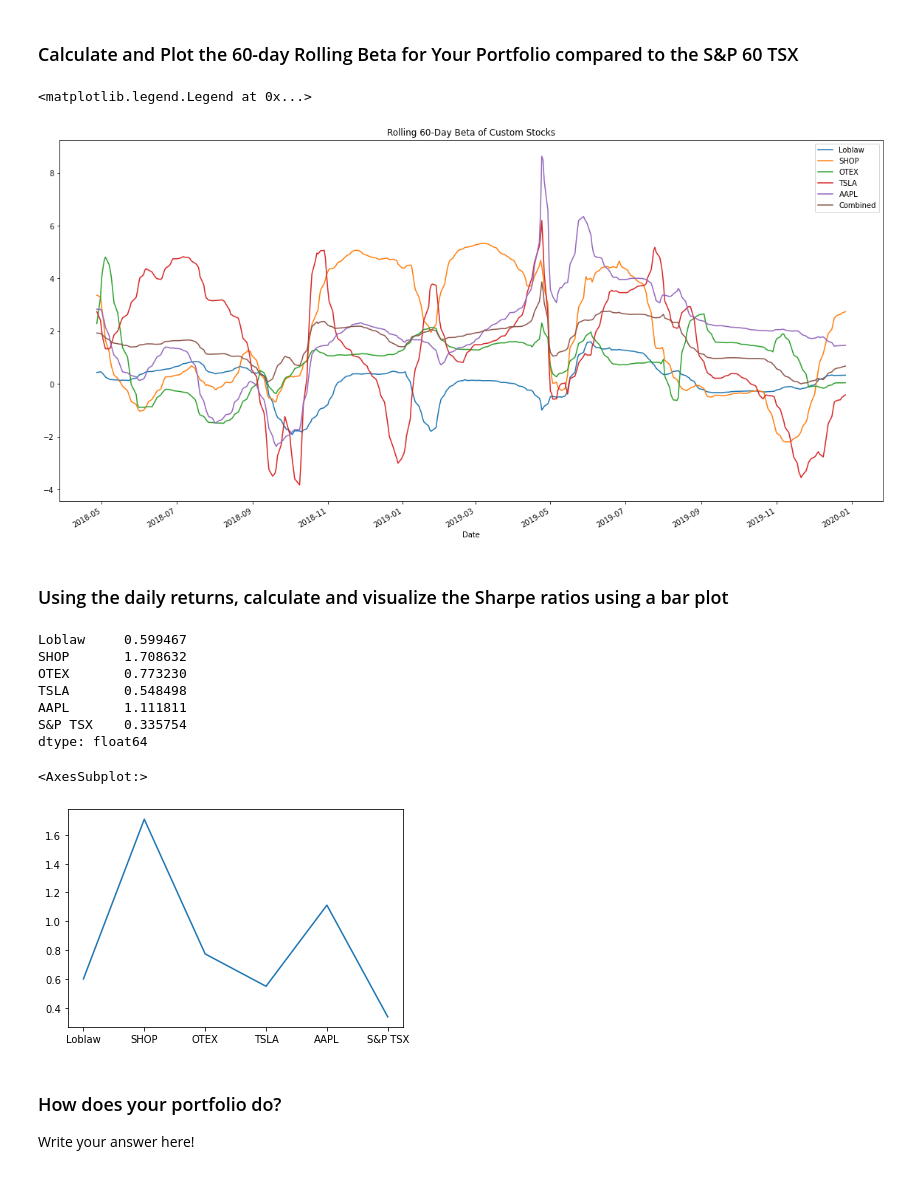
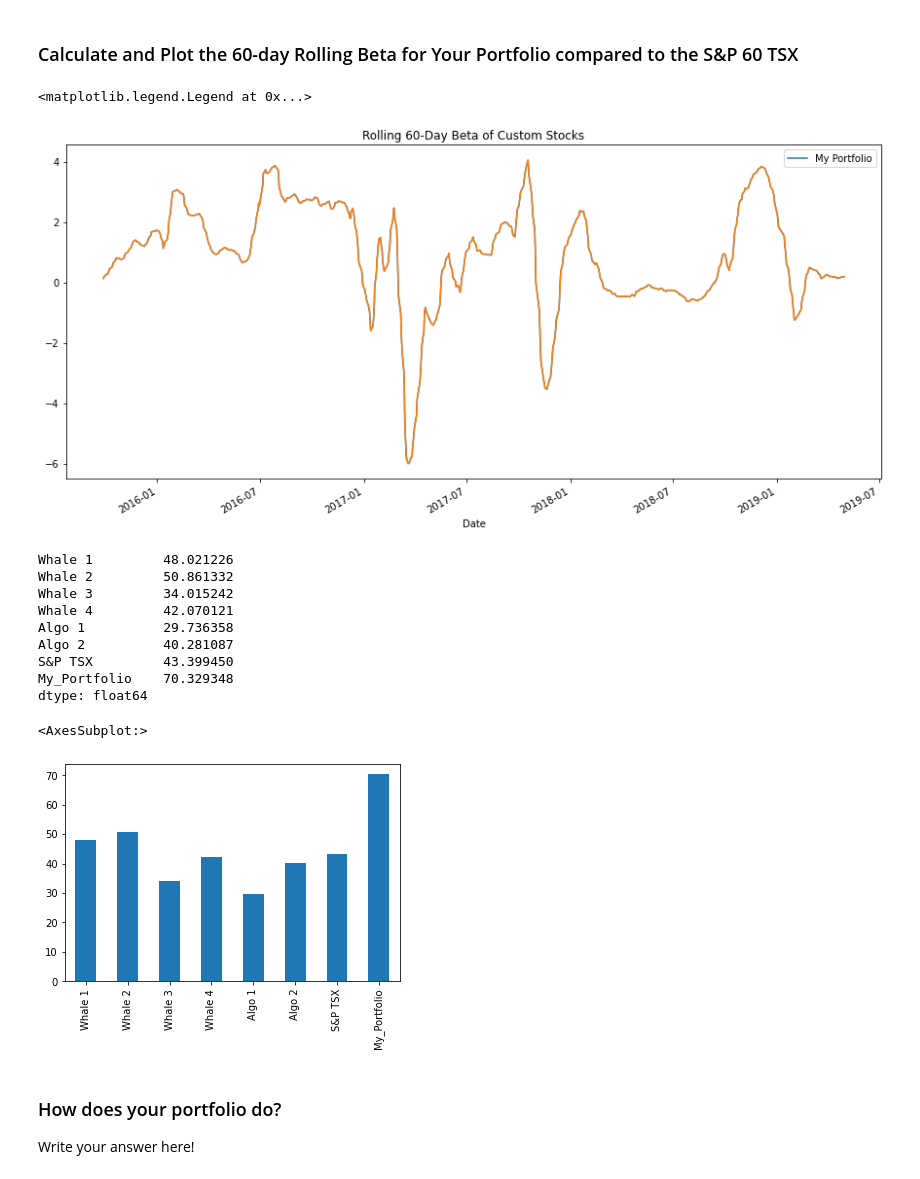
Before and after one commit to vjreddy2001/Portfolio, a Jupyter notebook: whale_analysis.ipynb, the cells around one changed output. Drawn from its saved outputs; the diff is of its cells as text; code cells hidden in the pictures.

Commit message:
Add files via upload
Update the Custom portfolio

```diff
--- a/whale_analysis.ipynb
+++ b/whale_analysis.ipynb
@@ -571,11 +617,11 @@ combined_portfolio_df.head()
 # %%
 # Calculate daily returns
-daily_returns_portfolio_df = combined_portfolio_df.pct_change()
-daily_returns_portfolio_df
+daily_returns_my_portfolio_df = my_portfolio_df.pct_change()
+daily_returns_my_portfolio_df
 
 # Drop NAs
-daily_returns_portfolio_df = daily_returns_portfolio_df.dropna().copy()
+daily_returns_my_portfolio_df = daily_returns_my_portfolio_df.dropna().copy()
 
 # Display sample data
-daily_returns_portfolio_df.head()
+daily_returns_my_portfolio_df.head()
 # %% [output]
@@ -590,12 +636,12 @@ daily_returns_portfolio_df.head()
 ## Calculate the weighted returns for the portfolio assuming an equal number of shares for each stock
 # %%
 # Set weights
-weights = [1/6, 1/6, 1/6, 1/6, 1/6, 1/6]
+weights = [1/5, 1/5, 1/5, 1/5, 1/5]
 
 # Calculate portfolio return
-portfolio_returns = daily_returns_portfolio_df.dot(weights)
+my_portfolio_returns = daily_returns_my_portfolio_df.dot(weights)
 
 # Display sample data
-portfolio_returns.head()
+my_portfolio_returns.head()
 # %% [output]
 Date
@@ -609,7 +655,7 @@ dtype: float64
 ## Join your portfolio returns to the DataFrame that contains all of the portfolio returns
 # %%
 # Join your returns DataFrame to the original returns DataFrame
-joined_custom_portfolio = pd.concat([daily_returns_portfolio_df, portfolio_returns], axis="columns", join ="inner")
-joined_custom_portfolio.columns = ["Loblaw", "SHOP", "OTEX", "TSLA", "AAPL", "S&P TSX" , "Combined"]
+joined_custom_portfolio = pd.concat([joined_portfolio, my_portfolio_returns], axis="columns", join ="inner")
+joined_custom_portfolio.columns = ["Whale 1", "Whale 2" , "Whale 3" , "Whale 4" , "Algo 1" , "Algo 2" , "S&P TSX" , "My_Portfolio"]
 joined_custom_portfolio.head()
 # %% [output]
@@ -686,39 +737,25 @@ plt.show()
 # %%
 # Calculate and plot Beta
 
-covariance_rolling_Loblaw = joined_custom_portfolio["Loblaw"].rolling(window=60).cov(joined_custom_portfolio["S&P TSX"])
-covariance_rolling_SHOP = joined_custom_portfolio["SHOP"].rolling(window=60).cov(joined_custom_portfolio["S&P TSX"])
-covariance_rolling_OTEX = joined_custom_portfolio["OTEX"].rolling(window=60).cov(joined_custom_portfolio["S&P TSX"])
-covariance_rolling_TSLA = joined_custom_portfolio["TSLA"].rolling(window=60).cov(joined_custom_portfolio["S&P TSX"])
-covariance_rolling_AAPL = joined_custom_portfolio["AAPL"].rolling(window=60).cov(joined_custom_portfolio["S&P TSX"])
-covariance_rolling_SP_TSX = joined_custom_portfolio["S&P TSX"].rolling(window=60).cov(joined_custom_portfolio["S&P TSX"])
-covariance_rolling_Combined = joined_custom_portfolio["Combined"].rolling(window=60).cov(joined_custom_portfolio["S&P TSX"])
+covariance_rolling_myportfolio = joined_custom_portfolio["My_Portfolio"].rolling(window=60).cov(joined_custom_portfolio["S&P TSX"])
+covariance_rolling_myportfolio
 
 # Calculating 60-day rolling variance of S&P 500
 variance_rolling_sptsx = joined_custom_portfolio["S&P TSX"].rolling(window=60).var()
 variance_rolling_sptsx
 
-#beta_rolling_custom_portfolio
-beta_rolling_Loblaw = covariance_rolling_Loblaw / variance_rolling_sptsx
-beta_rolling_SHOP = covariance_rolling_SHOP / variance_rolling_sptsx
-beta_rolling_OTEX = covariance_rolling_OTEX / variance_rolling_sptsx
-beta_rolling_TSLA = covariance_rolling_TSLA / variance_rolling_sptsx
-beta_rolling_AAPL = covariance_rolling_AAPL / variance_rolling_sptsx
-#beta_rolling_SP_TSX = covariance_rolling_SP_TSX / variance_rolling_sptsx
-beta_rolling_Combined = covariance_rolling_Combined / variance_rolling_sptsx
+# calculate beta on my portfolio
+
+beta_rolling_myportfolio = covariance_rolling_myportfolio / variance_rolling_sptsx
+beta_rolling_myportfolio
 
 # Ploting beta values
-ax = beta_rolling_Loblaw.plot(figsize=(20, 10), title="Rolling 60-Day Beta of Custom Stocks")
-beta_rolling_SHOP.plot(ax=ax)
-beta_rolling_OTEX.plot(ax=ax)
-beta_rolling_TSLA.plot(ax=ax)
-beta_rolling_AAPL.plot(ax=ax)
-beta_rolling_Combined.plot(ax=ax)
+
+ax = beta_rolling_myportfolio.plot(figsize=(15, 7), title="Rolling 60-Day Beta of Custom Stocks")
+beta_rolling_myportfolio.plot()
 
 # Set the legend of the figure
-ax.legend(["Loblaw", "SHOP", "OTEX", "TSLA" ,"AAPL", "Combined"])
+ax.legend(["My Portfolio"])
 # %% [output]
 <matplotlib.legend.Legend at 0x...>
-[figure, old version]
+[figure, new version]
-# %% [markdown]
-### Using the daily returns, calculate and visualize the Sharpe ratios using a bar plot
@@ -725,22 +764,24 @@ ax.legend(["Loblaw", "SHOP", "OTEX", "TSLA" ,"AAPL", "Combined"])
 # %%
 # Calculate Annualzied Sharpe Ratios
 
-sharpe_ratios_Custom = (daily_returns_portfolio_df.mean() * 252) / (daily_returns_portfolio_df.std() * np.sqrt(252))
+sharpe_ratios_Custom = (joined_custom_portfolio.mean() * 252) / (joined_custom_portfolio.std() * np.sqrt(252))
 sharpe_ratios_Custom
 # %% [output]
-Loblaw     0.599467
-SHOP       1.708632
-OTEX       0.773230
-TSLA       0.548498
-AAPL       1.111811
-S&P TSX    0.335754
+Whale 1         48.021226
+Whale 2         50.861332
+Whale 3         34.015242
+Whale 4         42.070121
+Algo 1          29.736358
+Algo 2          40.281087
+S&P TSX         43.399450
+My_Portfolio    70.329348
 dtype: float64
 # %%
 # Visualize the sharpe ratios as a bar plot
-sharpe_ratios_Custom.plot()
+sharpe_ratios_Custom.plot(kind="bar")
 # %% [output]
 <AxesSubplot:>
-[figure, old version]
+[figure, new version]
 # %% [markdown]
 ### How does your portfolio do?
 
```
Also changed, not shown: parts of 23 cells of this notebook.
